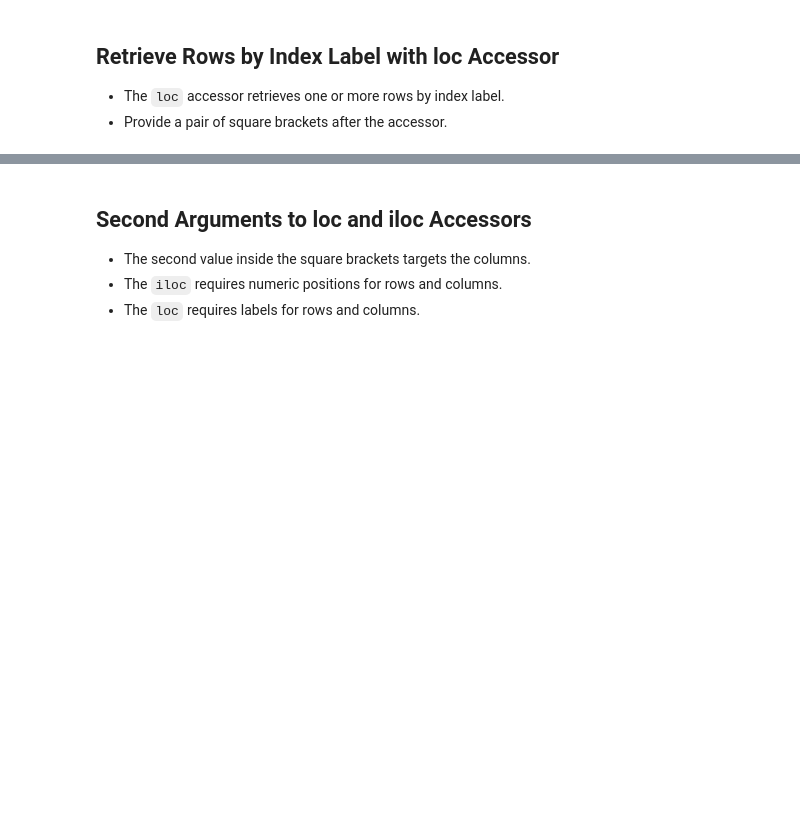
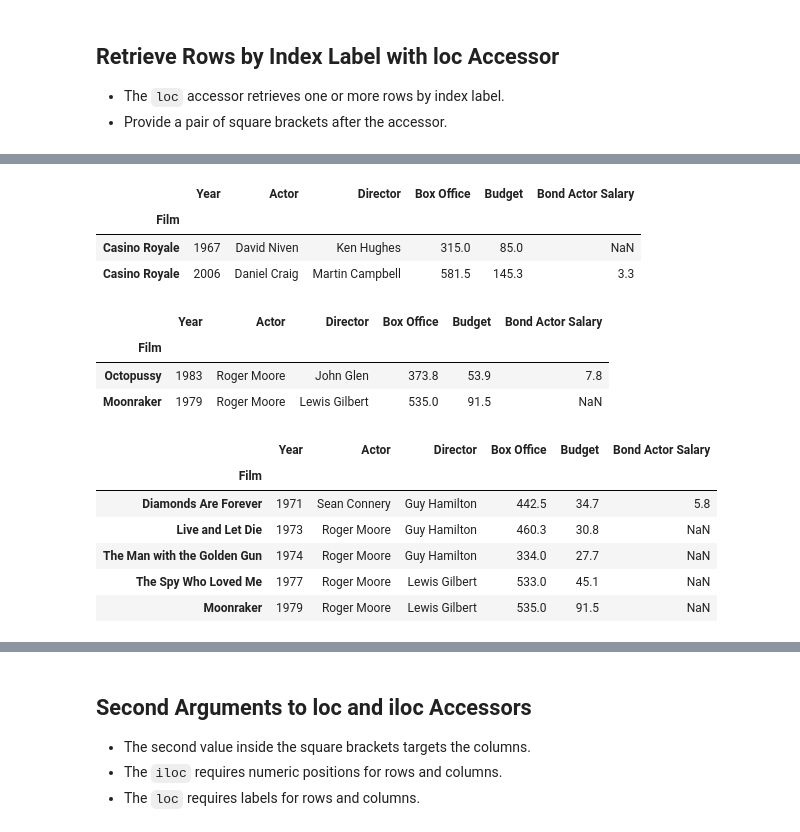
Before and after one commit to kon-mat/DataAnalysis, a Jupyter notebook: Python/Udemy/DataAnalysisWithPandasAndPython/Complete/06 - DataFrames III - Data Extraction.ipynb, the cells around one changed output, grey strips where cells are left out. Cells and saved outputs as stored; diff of their text form; code cells hidden in the pictures; blank space fills up the shorter version.

```diff
--- a/Python/Udemy/DataAnalysisWithPandasAndPython/Complete/06 - DataFrames III - Data Extraction.ipynb
+++ b/Python/Udemy/DataAnalysisWithPandasAndPython/Complete/06 - DataFrames III - Data Extraction.ipynb
@@ -197,0 +222,28 @@ bond.iloc[20:]
+# %%
+# kolumny indeksowe nie muszą być unikalne (mogą zawierać duplikaty)
+bond.loc["Casino Royale"]
+# %% [output]
+|  | Year | Actor | Director | Box Office | Budget | Bond Actor Salary |
+| Film |  |  |  |  |  |  |
+| Casino Royale | 1967 | David Niven | Ken Hughes | 315.0 | 85.0 | NaN |
+| Casino Royale | 2006 | Daniel Craig | Martin Campbell | 581.5 | 145.3 | 3.3 |
+# %%
+# możemy wyodrębnić kilka indeksów
+# kolejność wyników jest zgodna z kolejnością podanych indeksów
+bond.loc[["Octopussy", "Moonraker"]]
+# %% [output]
+|  | Year | Actor | Director | Box Office | Budget | Bond Actor Salary |
+| Film |  |  |  |  |  |  |
+| Octopussy | 1983 | Roger Moore | John Glen | 373.8 | 53.9 | 7.8 |
+| Moonraker | 1979 | Roger Moore | Lewis Gilbert | 535.0 | 91.5 | NaN |
+# %%
+# w przypadku indeksów tekstowych również możemy definiować zakresy za pomocą znaku :
+bond.loc["Diamonds Are Forever":"Moonraker"]
+# %% [output]
+|  | Year | Actor | Director | Box Office | Budget | Bond Actor Salary |
+| Film |  |  |  |  |  |  |
+| Diamonds Are Forever | 1971 | Sean Connery | Guy Hamilton | 442.5 | 34.7 | 5.8 |
+| Live and Let Die | 1973 | Roger Moore | Guy Hamilton | 460.3 | 30.8 | NaN |
+| The Man with the Golden Gun | 1974 | Roger Moore | Guy Hamilton | 334.0 | 27.7 | NaN |
+| The Spy Who Loved Me | 1977 | Roger Moore | Lewis Gilbert | 533.0 | 45.1 | NaN |
+| Moonraker | 1979 | Roger Moore | Lewis Gilbert | 535.0 | 91.5 | NaN |
```
Also changed, not shown: parts of 3 cells of this notebook.
